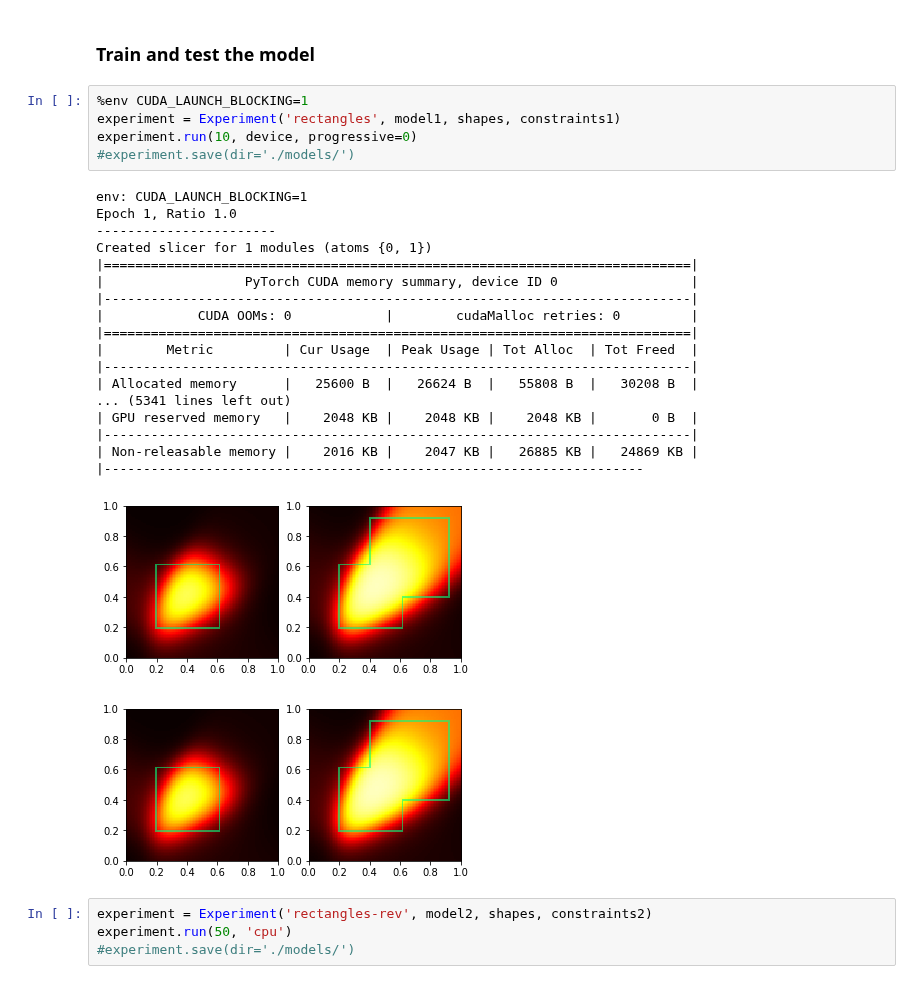
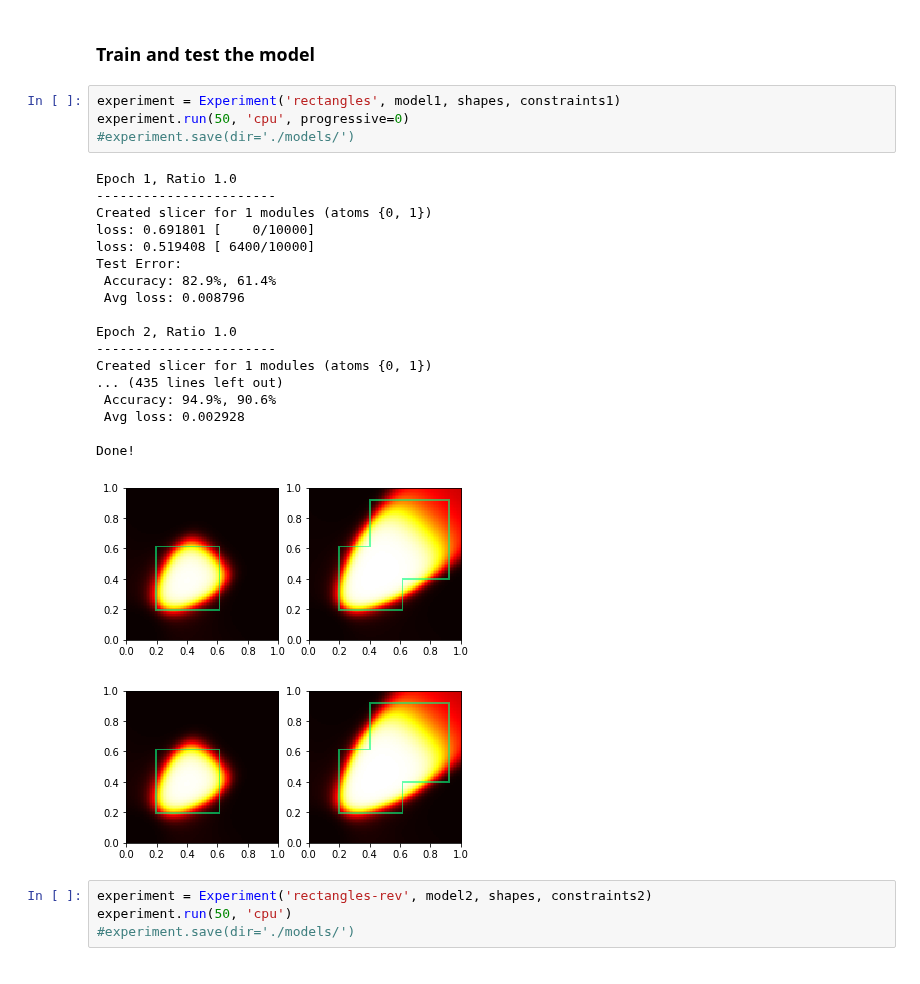
Before and after one commit to atatomir/CCN, a Jupyter notebook: experiments/Rectangles.ipynb, the cells around one changed output. Cells and saved outputs as stored; diff of their text form.

Commit message:
reduce points # and no gpu summary print in util/tran

```diff
--- a/experiments/Rectangles.ipynb
+++ b/experiments/Rectangles.ipynb
@@ -60,30 +60,29 @@ NeuralNetwork(
 # %% [markdown]
 ### Train and test the model
 # %%
-%env CUDA_LAUNCH_BLOCKING=1
 experiment = Experiment('rectangles', model1, shapes, constraints1)
-experiment.run(10, device, progressive=0)
+experiment.run(50, 'cpu', progressive=0)
 #experiment.save(dir='./models/')
 # %% [output]
-env: CUDA_LAUNCH_BLOCKING=1
 Epoch 1, Ratio 1.0
 -----------------------
 Created slicer for 1 modules (atoms {0, 1})
-|===========================================================================|
-|                  PyTorch CUDA memory summary, device ID 0                 |
-|---------------------------------------------------------------------------|
-|            CUDA OOMs: 0            |        cudaMalloc retries: 0         |
-|===========================================================================|
-|        Metric         | Cur Usage  | Peak Usage | Tot Alloc  | Tot Freed  |
-|---------------------------------------------------------------------------|
-| Allocated memory      |   25600 B  |   26624 B  |   55808 B  |   30208 B  |
-... (5341 lines left out)
-| GPU reserved memory   |    2048 KB |    2048 KB |    2048 KB |       0 B  |
-|---------------------------------------------------------------------------|
-| Non-releasable memory |    2016 KB |    2047 KB |   26885 KB |   24869 KB |
-|---------------------------------------------------------------------
+loss: 0.691801 [    0/10000]
+loss: 0.519408 [ 6400/10000]
+Test Error:
+ Accuracy: 82.9%, 61.4%
+ Avg loss: 0.008796
+
+Epoch 2, Ratio 1.0
+-----------------------
+Created slicer for 1 modules (atoms {0, 1})
+... (435 lines left out)
+ Accuracy: 94.9%, 90.6%
+ Avg loss: 0.002928
+
+Done!
-[figure, old version]
+[figure, new version]
-[figure, old version]
+[figure, new version]
 # %%
 experiment = Experiment('rectangles-rev', model2, shapes, constraints2)
 experiment.run(50, 'cpu')
```
Also changed, not shown: 2 other files.
